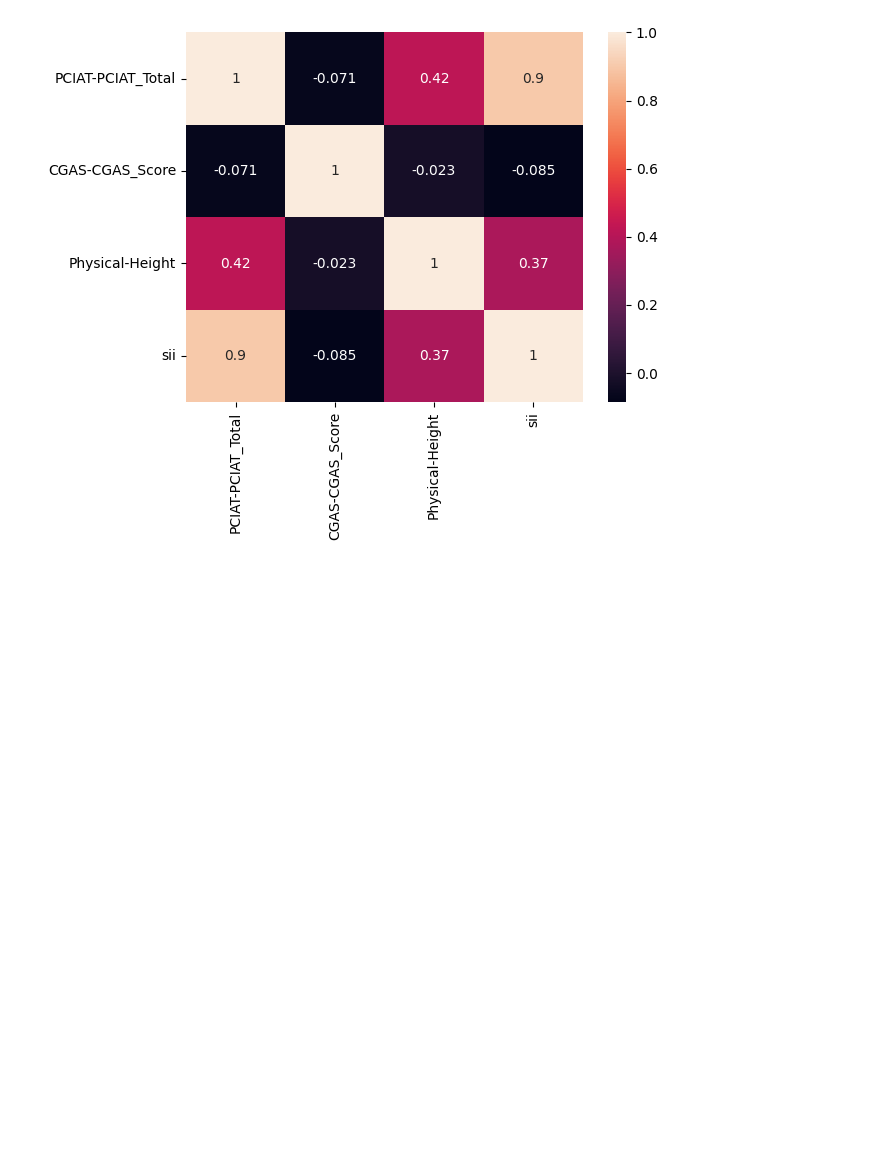
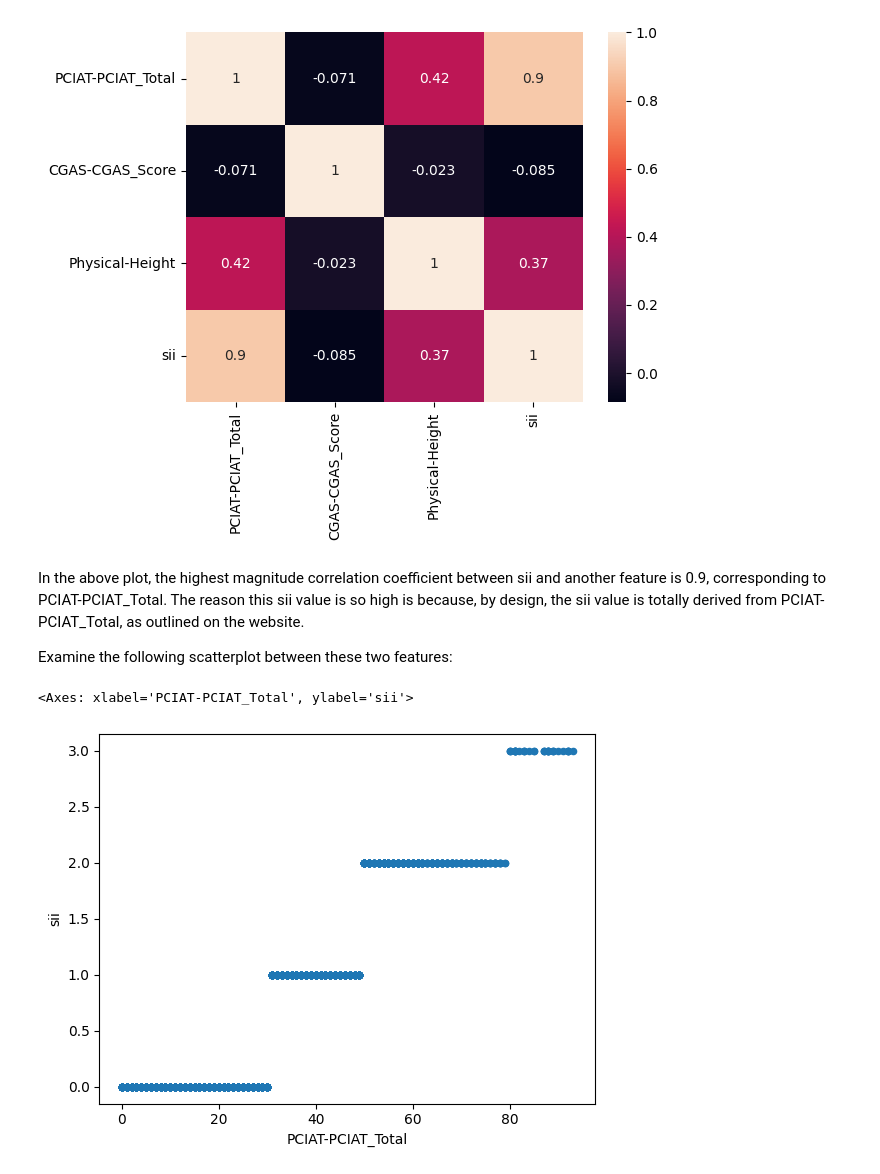
Before and after one commit to k3liang/Problematic-Internet-Use-Predictor, a Jupyter notebook: DataExploration.ipynb, the cells around one changed output. Drawn from its saved outputs; the diff is of its cells as text; code cells hidden in the pictures; blank space fills up the shorter version.

```diff
--- a/DataExploration.ipynb
+++ b/DataExploration.ipynb
@@ -174,3 +230,12 @@ sns.heatmap(df_train_simple.corr(),annot=True)
 # %% [output]
 <Axes: >
 [figure]
+# %% [markdown]
+In the above plot, the highest magnitude correlation coefficient between sii and another feature is 0.9, corresponding to PCIAT-PCIAT_Total. The reason this sii value is so high is because, by design, the sii value is totally derived from PCIAT-PCIAT_Total, as outlined on the website.
+
+Examine the following scatterplot between these two features:
+# %%
+df_train.plot(kind='scatter',x='PCIAT-PCIAT_Total',y='sii')
+# %% [output]
+<Axes: xlabel='PCIAT-PCIAT_Total', ylabel='sii'>
+[figure, added]
```
Also changed, not shown: parts of 25 cells of this notebook.
